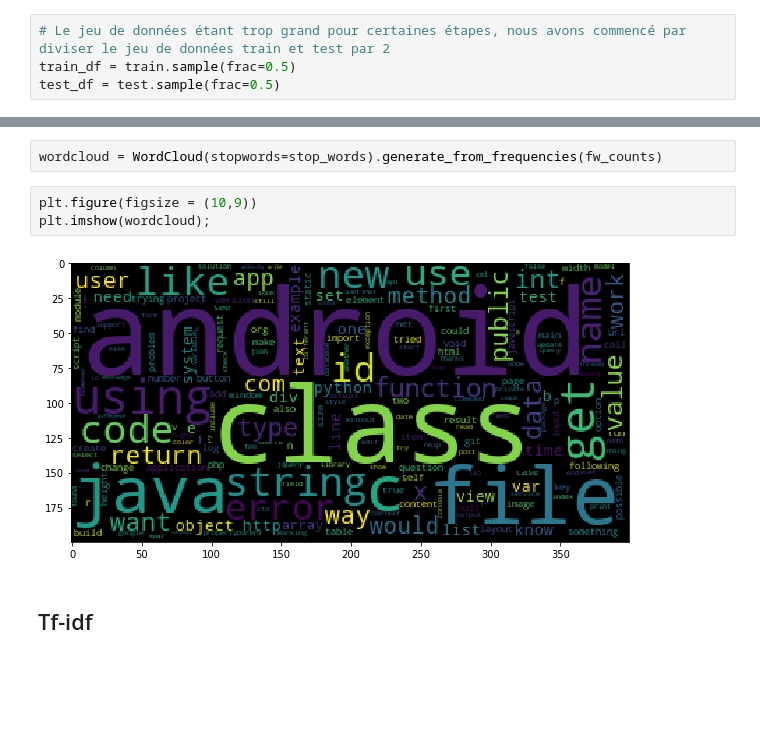
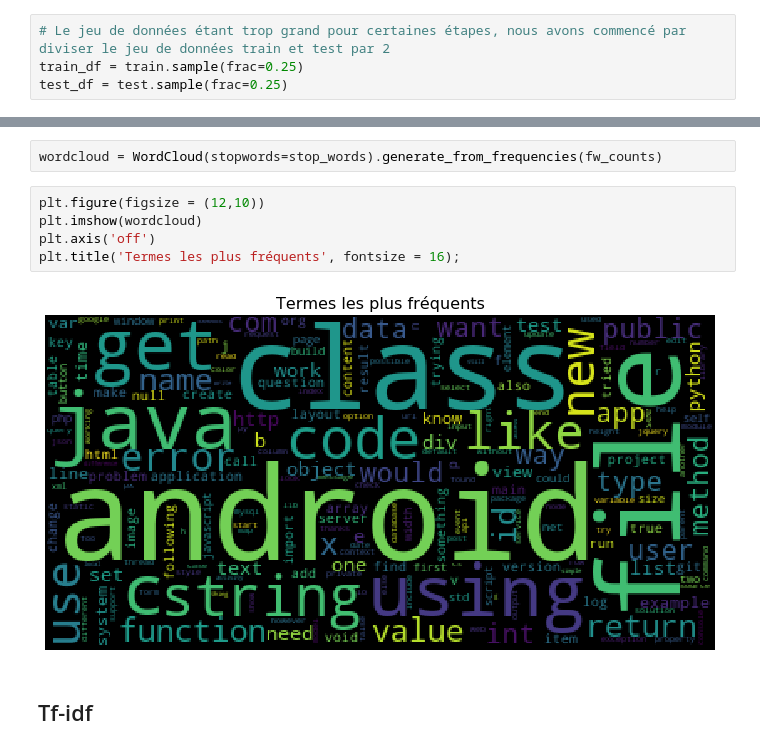
Before and after one commit to maudch96/Projet5, a Jupyter notebook: Projet5.ipynb, the cells around one changed output, grey strips where cells are left out. Cells and saved outputs as stored; diff of their text form; blank space fills up the shorter version.

```diff
--- a/Projet5.ipynb
+++ b/Projet5.ipynb
@@ -37,8 +50,8 @@ print(test.shape)
 ## Nettoyage des données
 # %%
 # Le jeu de données étant trop grand pour certaines étapes, nous avons commencé par diviser le jeu de données train et test par 2
-train_df = train.sample(frac=0.5)
-test_df = test.sample(frac=0.5)
+train_df = train.sample(frac=0.25)
+test_df = test.sample(frac=0.25)
 # %%
 print(train_df.shape)
 print(test_df.shape)
@@ -250,9 +289,11 @@ fw_dict
 # %%
 wordcloud = WordCloud(stopwords=stop_words).generate_from_frequencies(fw_counts)
 # %%
-plt.figure(figsize = (10,9))
-plt.imshow(wordcloud);
+plt.figure(figsize = (12,10))
+plt.imshow(wordcloud)
+plt.axis('off')
+plt.title('Termes les plus fréquents', fontsize = 16);
 # %% [output]
-[figure, old version]
+[figure, new version]
 # %% [markdown]
 ## Tf-idf
```
Also changed, not shown: parts of 36 cells of this notebook.
